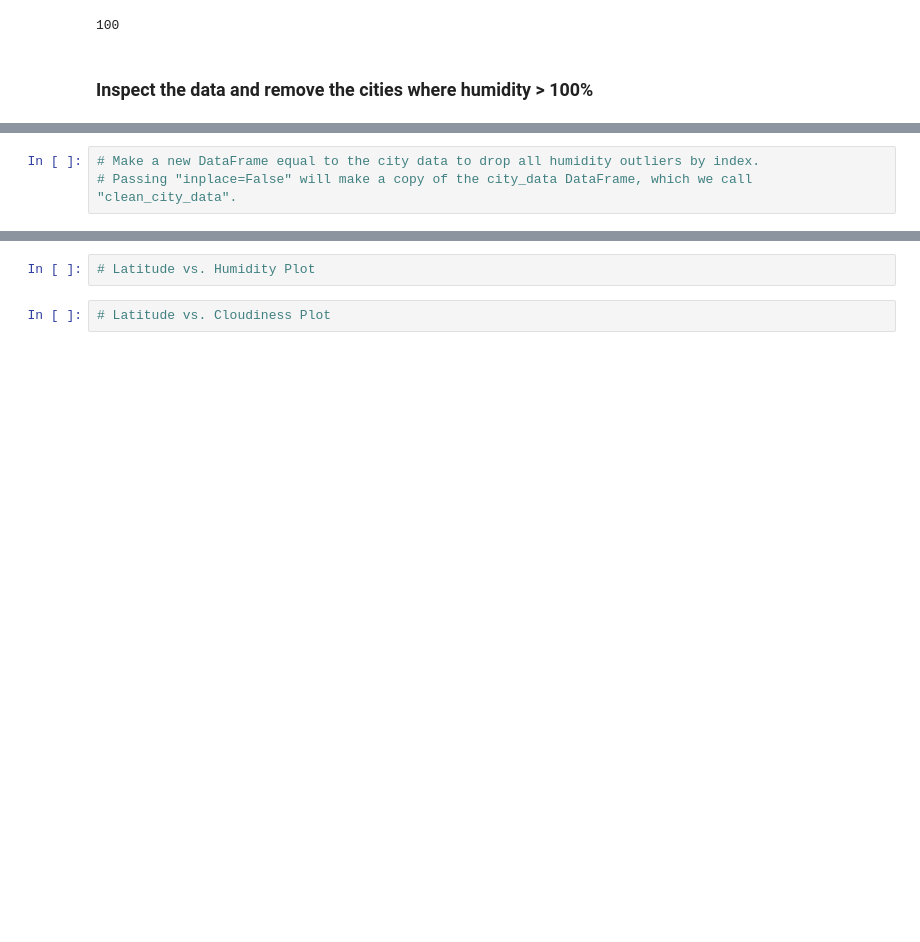
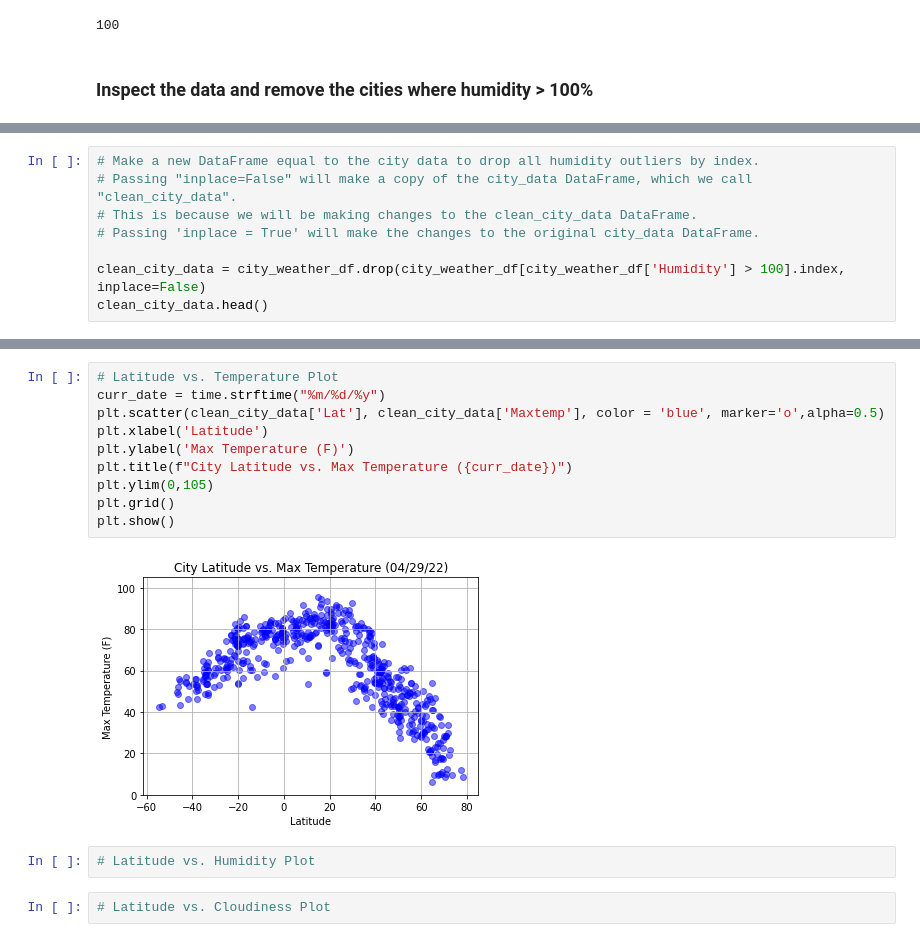
Before and after one commit to vasantap/python-api-challenge, a Jupyter notebook: WeatherPy/WeatherPy.ipynb, the cells around one changed output, grey strips where cells are left out. Drawn from its saved outputs; the diff is of its cells as text; blank space fills up the shorter version.

Commit message:
plot of latitude vs temperature

```diff
--- a/WeatherPy/WeatherPy.ipynb
+++ b/WeatherPy/WeatherPy.ipynb
@@ -193,3 +205,8 @@ else:
 # %%
 # Make a new DataFrame equal to the city data to drop all humidity outliers by index.
 # Passing "inplace=False" will make a copy of the city_data DataFrame, which we call "clean_city_data".
+# This is because we will be making changes to the clean_city_data DataFrame.
+# Passing 'inplace = True' will make the changes to the original city_data DataFrame.
+
+clean_city_data = city_weather_df.drop(city_weather_df[city_weather_df['Humidity'] > 100].index, inplace=False)
+clean_city_data.head()
@@ -202,3 +225,15 @@ else:
+# %%
+# Latitude vs. Temperature Plot
+curr_date = time.strftime("%m/%d/%y")
+plt.scatter(clean_city_data['Lat'], clean_city_data['Maxtemp'], color = 'blue', marker='o',alpha=0.5)
+plt.xlabel('Latitude')
+plt.ylabel('Max Temperature (F)')
+plt.title(f"City Latitude vs. Max Temperature ({curr_date})")
+plt.ylim(0,105)
+plt.grid()
+plt.show()
+# %% [output]
+[figure, added]
 # %%
 # Latitude vs. Humidity Plot
 # %%
```
Also changed, not shown: parts of 7 cells of this notebook.
